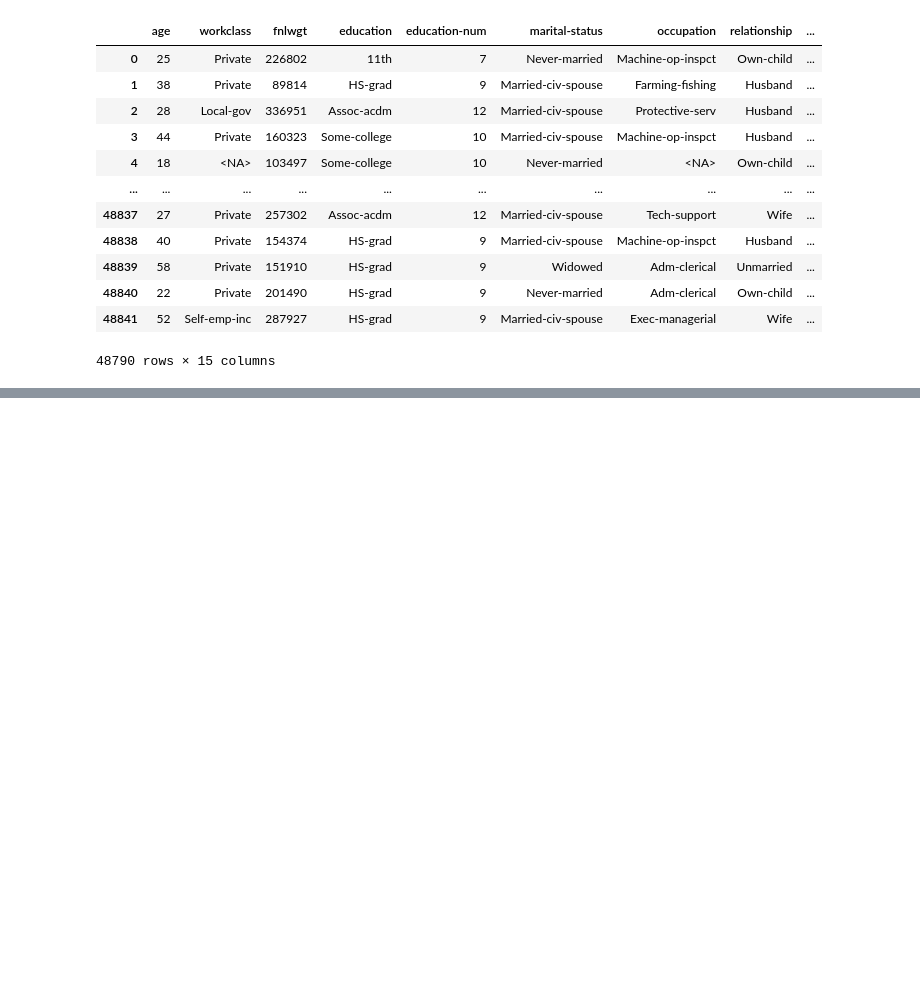
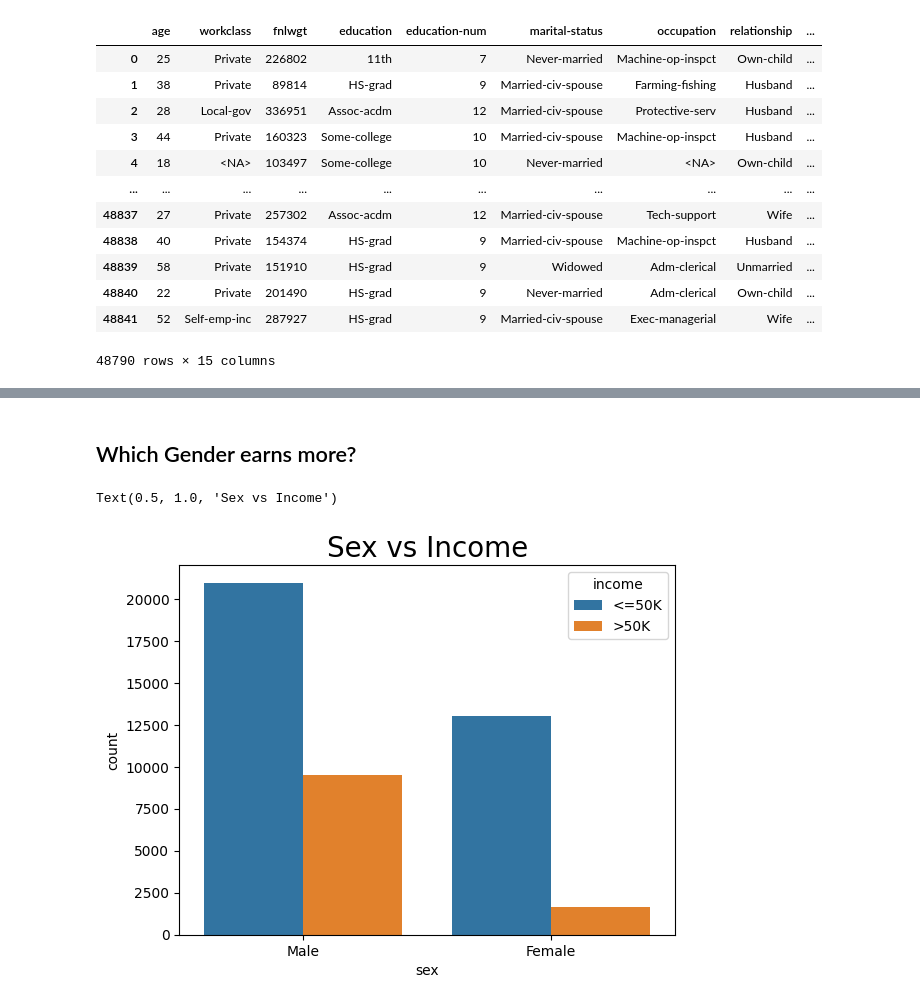
Before and after one commit to kodards/Census-DS-Project, a Jupyter notebook: census.ipynb, the cells around one changed output, grey strips where cells are left out. Cells and saved outputs as stored; diff of their text form; code cells hidden in the pictures; blank space fills up the shorter version.

```diff
--- a/census.ipynb
+++ b/census.ipynb
@@ -46,0 +154,8 @@ census_df
+# %% [markdown]
+## Which Gender earns more?
+# %%
+sns.countplot(data=census_df, x='sex', hue='income')
+plt.title('Sex vs Income', fontsize=20)
+# %% [output]
+Text(0.5, 1.0, 'Sex vs Income')
+[figure, added]
```
Also changed, not shown: parts of 35 cells of this notebook.
